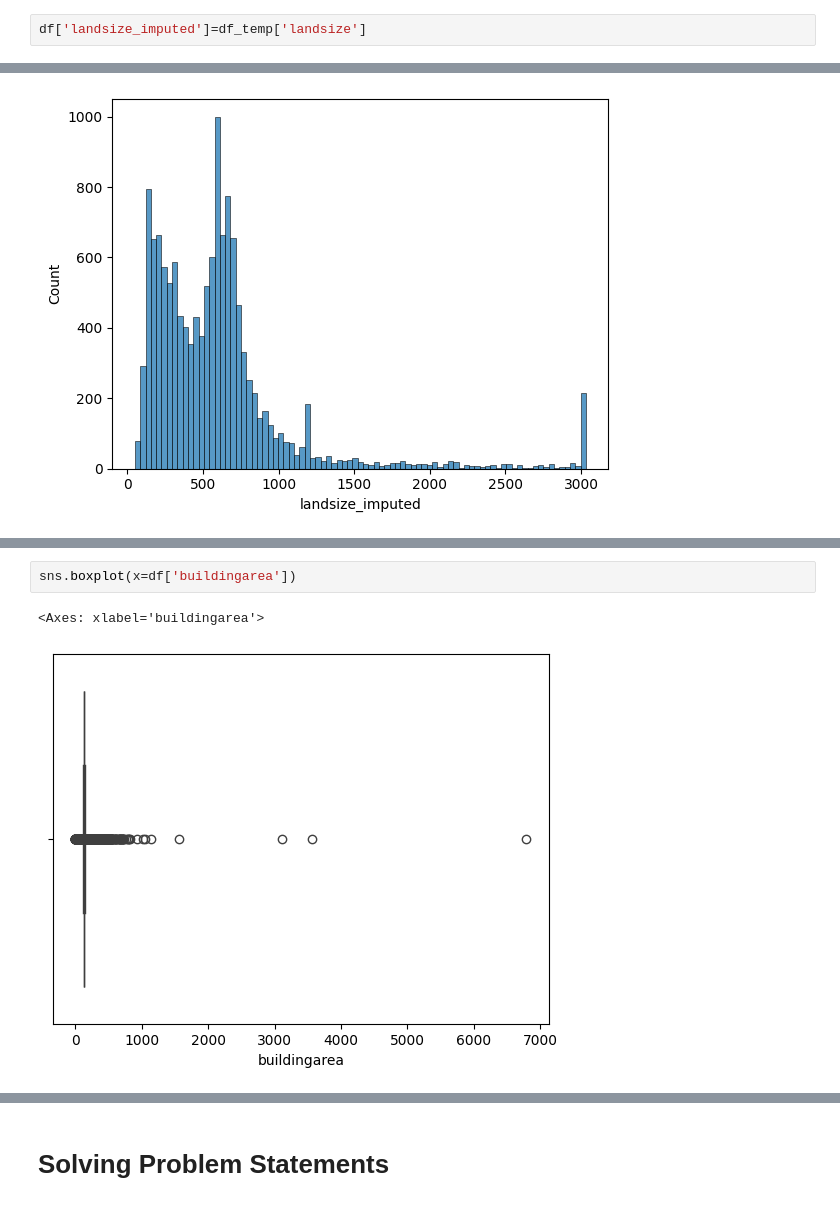
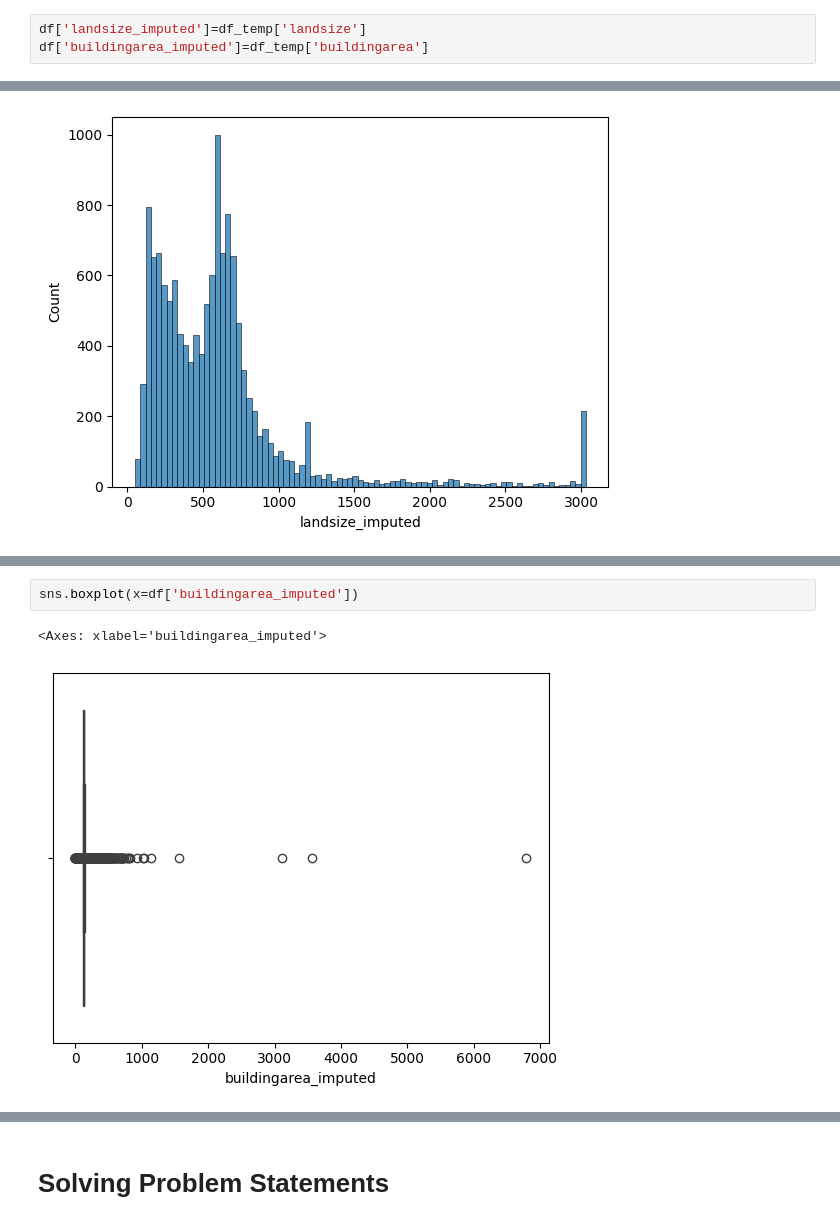
Before and after one commit to SKMsushant/HeroVired, a Jupyter notebook: statistics_graded_assignment/Sushant_kumar_PGDSAIML_1.ipynb, the cells around one changed output, grey strips where cells are left out. Drawn from its saved outputs; the diff is of its cells as text.

```diff
--- a/statistics_graded_assignment/Sushant_kumar_PGDSAIML_1.ipynb
+++ b/statistics_graded_assignment/Sushant_kumar_PGDSAIML_1.ipynb
@@ -2842,6 +2858,7 @@ landsize_imputed                        0
 dtype: int64
 # %%
 df['landsize_imputed']=df_temp['landsize']
+df['buildingarea_imputed']=df_temp['buildingarea']
 # %%
 df[df['landsize']!=df['landsize_imputed']]
 # %% [output]
@@ -3246,5 +3322,5 @@ np.float64(372.28000000000065)
 # %%
-sns.boxplot(x=df['buildingarea'])
+sns.boxplot(x=df['buildingarea_imputed'])
 # %% [output]
-<Axes: xlabel='buildingarea'>
+<Axes: xlabel='buildingarea_imputed'>
-[figure, old version]
+[figure, new version]
```
Also changed, not shown: parts of 40 cells of this notebook, 1 other file.
